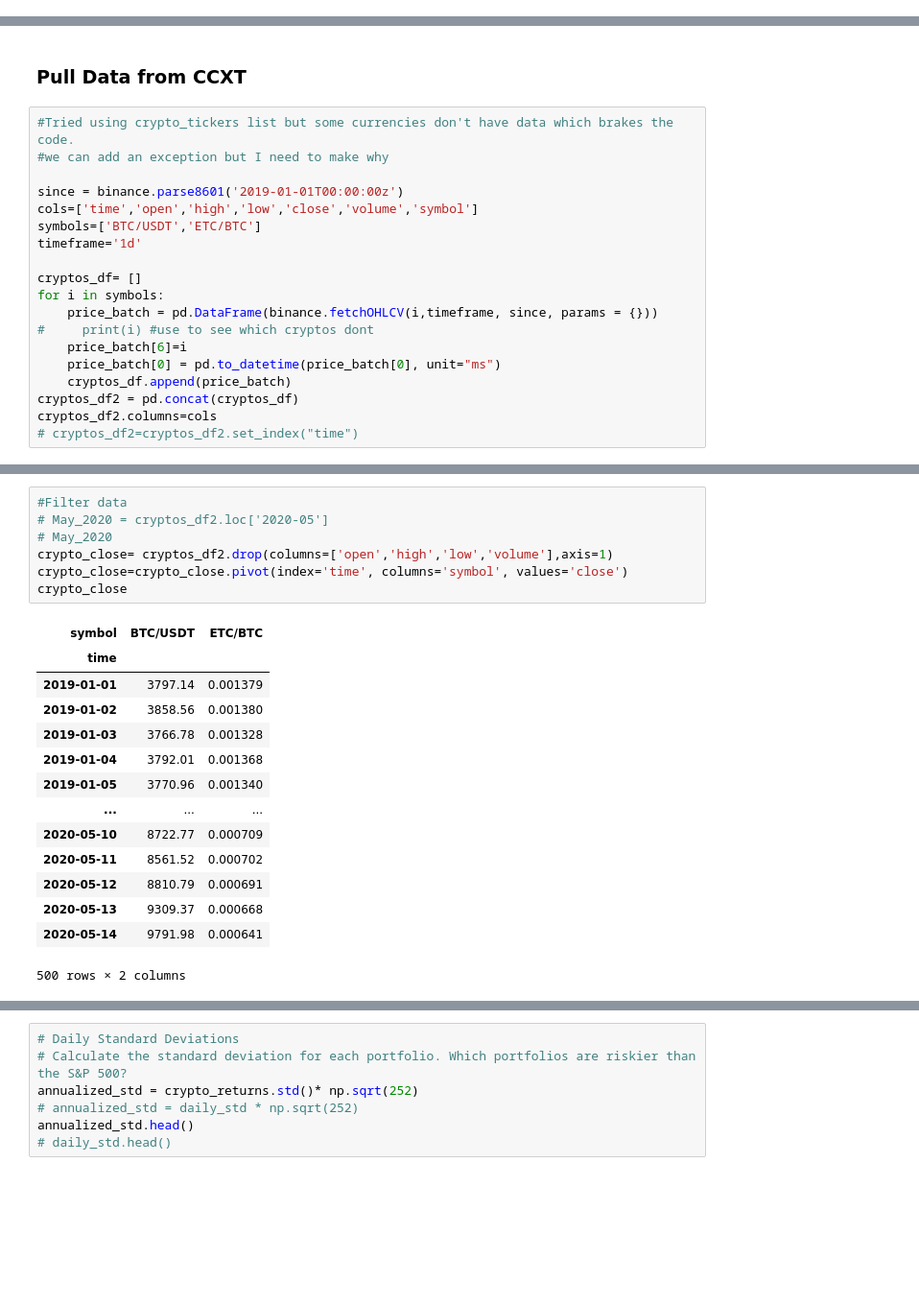
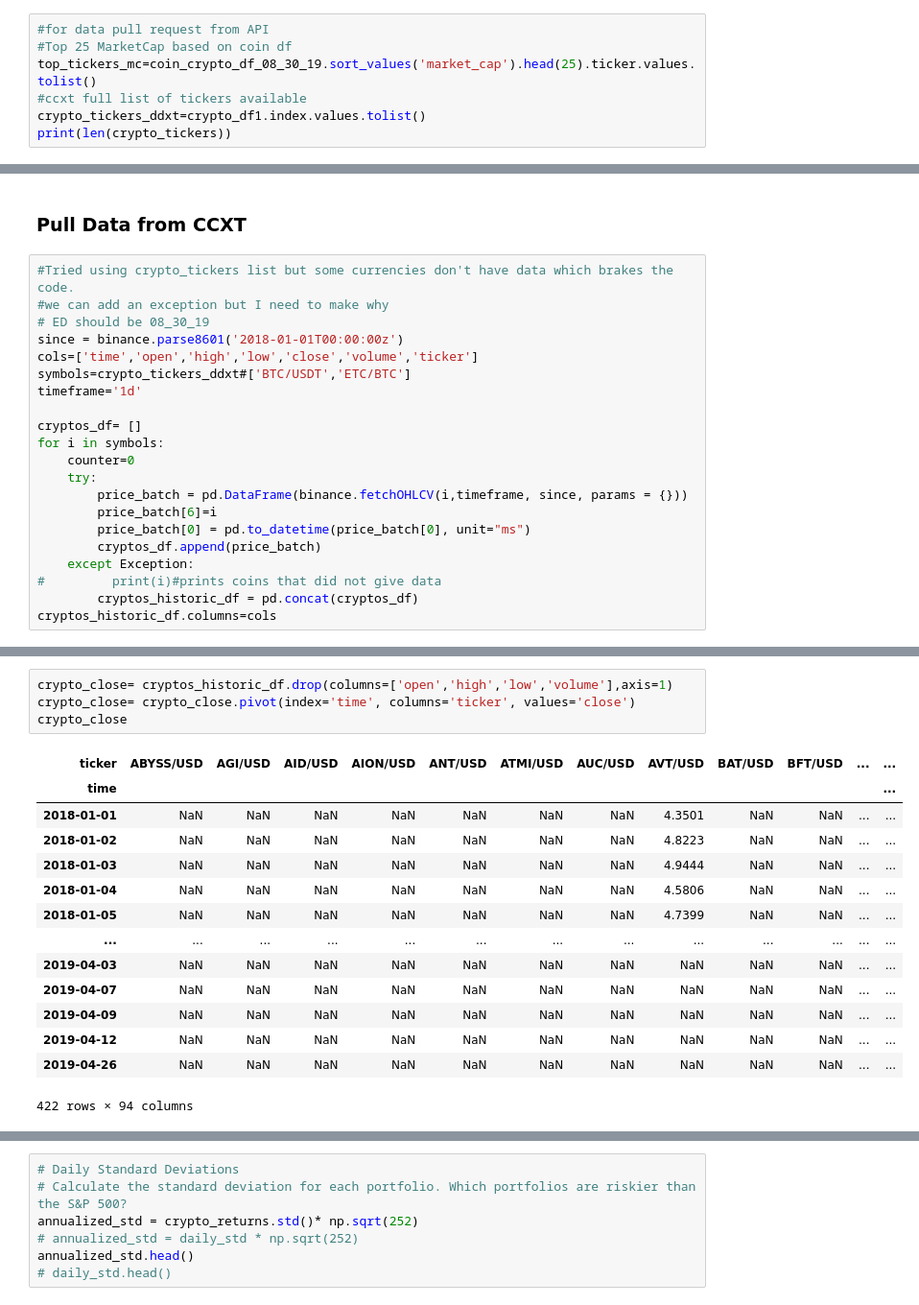
Before and after one commit to dbrims/Project2, a Jupyter notebook: Data_sources.ipynb, the cells around one changed output, grey strips where cells are left out. Shown: that part at 96% size. Cells and saved outputs as stored; diff of their text form; blank space fills up the shorter version.

```diff
--- a/Data_sources.ipynb
+++ b/Data_sources.ipynb
@@ -44,0 +180,7 @@ crypto_tickers=crypto_df1.index.values.tolist()
+# %%
+#for data pull request from API
+#Top 25 MarketCap based on coin df
+top_tickers_mc=coin_crypto_df_08_30_19.sort_values('market_cap').head(25).ticker.values.tolist()
+#ccxt full list of tickers available
+crypto_tickers_ddxt=crypto_df1.index.values.tolist()
+print(len(crypto_tickers))
@@ -47,19 +191,21 @@ crypto_tickers=crypto_df1.index.values.tolist()
 # %%
 #Tried using crypto_tickers list but some currencies don't have data which brakes the code.
 #we can add an exception but I need to make why
-
-since = binance.parse8601('2019-01-01T00:00:00z')
-cols=['time','open','high','low','close','volume','symbol']
-symbols=['BTC/USDT','ETC/BTC']
+# ED should be 08_30_19
+since = binance.parse8601('2018-01-01T00:00:00z')
+cols=['time','open','high','low','close','volume','ticker']
+symbols=crypto_tickers_ddxt#['BTC/USDT','ETC/BTC']
 timeframe='1d'
 
 cryptos_df= []
 for i in symbols:
-    price_batch = pd.DataFrame(binance.fetchOHLCV(i,timeframe, since, params = {}))
-#     print(i) #use to see which cryptos dont
-    price_batch[6]=i
-    price_batch[0] = pd.to_datetime(price_batch[0], unit="ms")
-    cryptos_df.append(price_batch)
-cryptos_df2 = pd.concat(cryptos_df)
-cryptos_df2.columns=cols
-# cryptos_df2=cryptos_df2.set_index("time")
+    counter=0
+    try:
+        price_batch = pd.DataFrame(binance.fetchOHLCV(i,timeframe, since, params = {}))
+        price_batch[6]=i
+        price_batch[0] = pd.to_datetime(price_batch[0], unit="ms")
+        cryptos_df.append(price_batch)
+    except Exception:
+#         print(i)#prints coins that did not give data
+        cryptos_historic_df = pd.concat(cryptos_df)
+cryptos_historic_df.columns=cols
@@ -83,22 +301,19 @@ cryptos_df2.sort_index(ascending=False)
 # %%
-#Filter data
-# May_2020 = cryptos_df2.loc['2020-05']
-# May_2020
-crypto_close= cryptos_df2.drop(columns=['open','high','low','volume'],axis=1)
-crypto_close=crypto_close.pivot(index='time', columns='symbol', values='close')
+crypto_close= cryptos_historic_df.drop(columns=['open','high','low','volume'],axis=1)
+crypto_close= crypto_close.pivot(index='time', columns='ticker', values='close')
 crypto_close
 # %% [output]
-| symbol | BTC/USDT | ETC/BTC |
-| time |  |  |
-| 2019-01-01 | 3797.14 | 0.001379 |
-| 2019-01-02 | 3858.56 | 0.001380 |
-| 2019-01-03 | 3766.78 | 0.001328 |
-| 2019-01-04 | 3792.01 | 0.001368 |
-| 2019-01-05 | 3770.96 | 0.001340 |
-| ... | ... | ... |
-| 2020-05-10 | 8722.77 | 0.000709 |
-| 2020-05-11 | 8561.52 | 0.000702 |
-| 2020-05-12 | 8810.79 | 0.000691 |
-| 2020-05-13 | 9309.37 | 0.000668 |
-| 2020-05-14 | 9791.98 | 0.000641 |
+| ticker | ABYSS/USD | AGI/USD | AID/USD | AION/USD | ANT/USD | ATMI/USD | AUC/USD | AVT/USD | BAT/USD | BFT/USD | ... | ... |
+| time |  |  |  |  |  |  |  |  |  |  |  | ... |
+| 2018-01-01 | NaN | NaN | NaN | NaN | NaN | NaN | NaN | 4.3501 | NaN | NaN | ... | ... |
+| 2018-01-02 | NaN | NaN | NaN | NaN | NaN | NaN | NaN | 4.8223 | NaN | NaN | ... | ... |
+| 2018-01-03 | NaN | NaN | NaN | NaN | NaN | NaN | NaN | 4.9444 | NaN | NaN | ... | ... |
+| 2018-01-04 | NaN | NaN | NaN | NaN | NaN | NaN | NaN | 4.5806 | NaN | NaN | ... | ... |
+| 2018-01-05 | NaN | NaN | NaN | NaN | NaN | NaN | NaN | 4.7399 | NaN | NaN | ... | ... |
+| ... | ... | ... | ... | ... | ... | ... | ... | ... | ... | ... | ... | ... |
+| 2019-04-03 | NaN | NaN | NaN | NaN | NaN | NaN | NaN | NaN | NaN | NaN | ... | ... |
+| 2019-04-07 | NaN | NaN | NaN | NaN | NaN | NaN | NaN | NaN | NaN | NaN | ... | ... |
+| 2019-04-09 | NaN | NaN | NaN | NaN | NaN | NaN | NaN | NaN | NaN | NaN | ... | ... |
+| 2019-04-12 | NaN | NaN | NaN | NaN | NaN | NaN | NaN | NaN | NaN | NaN | ... | ... |
+| 2019-04-26 | NaN | NaN | NaN | NaN | NaN | NaN | NaN | NaN | NaN | NaN | ... | ... |
-500 rows × 2 columns
+422 rows × 94 columns
```
Also changed, not shown: parts of 27 cells of this notebook, 1 other file.
